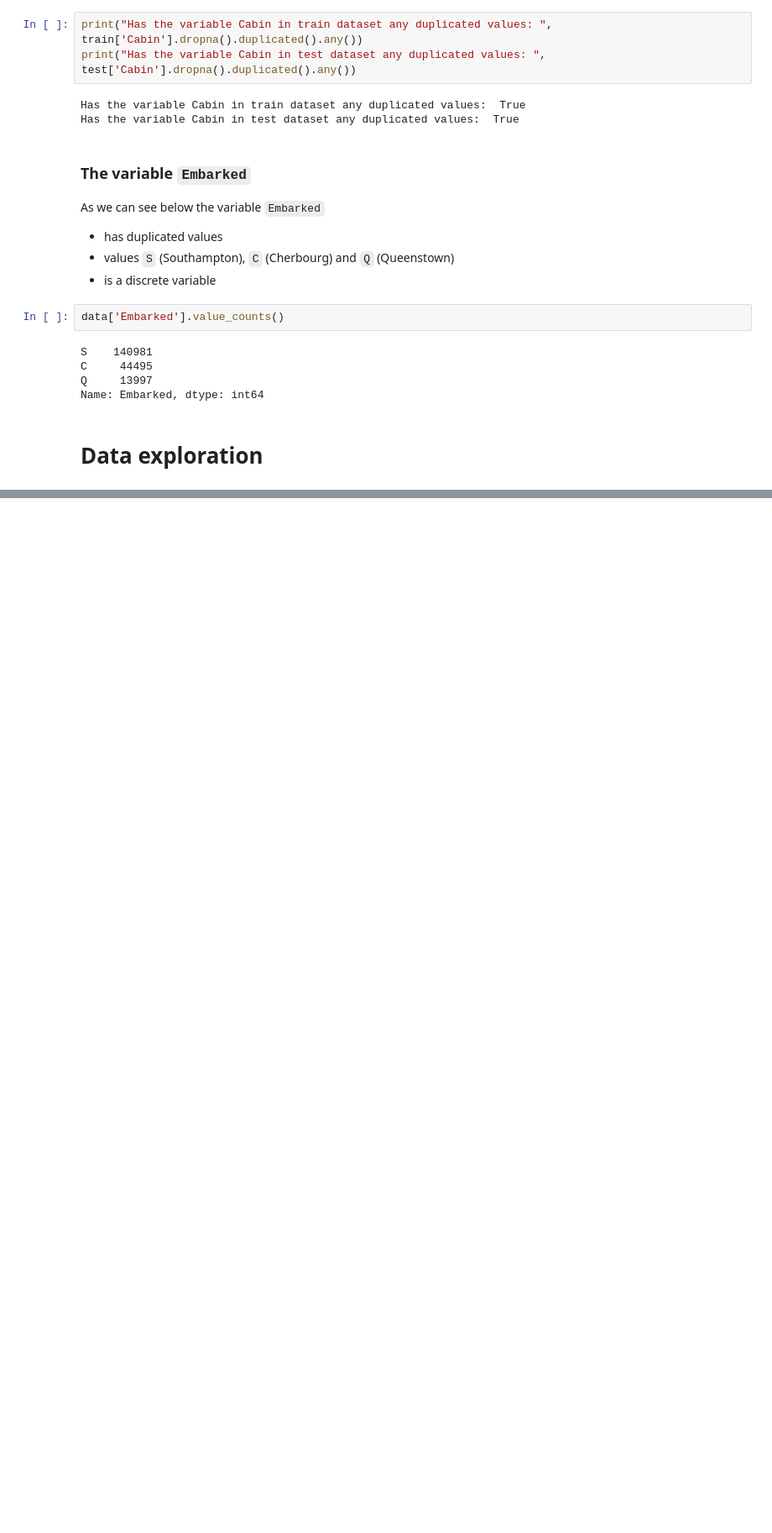
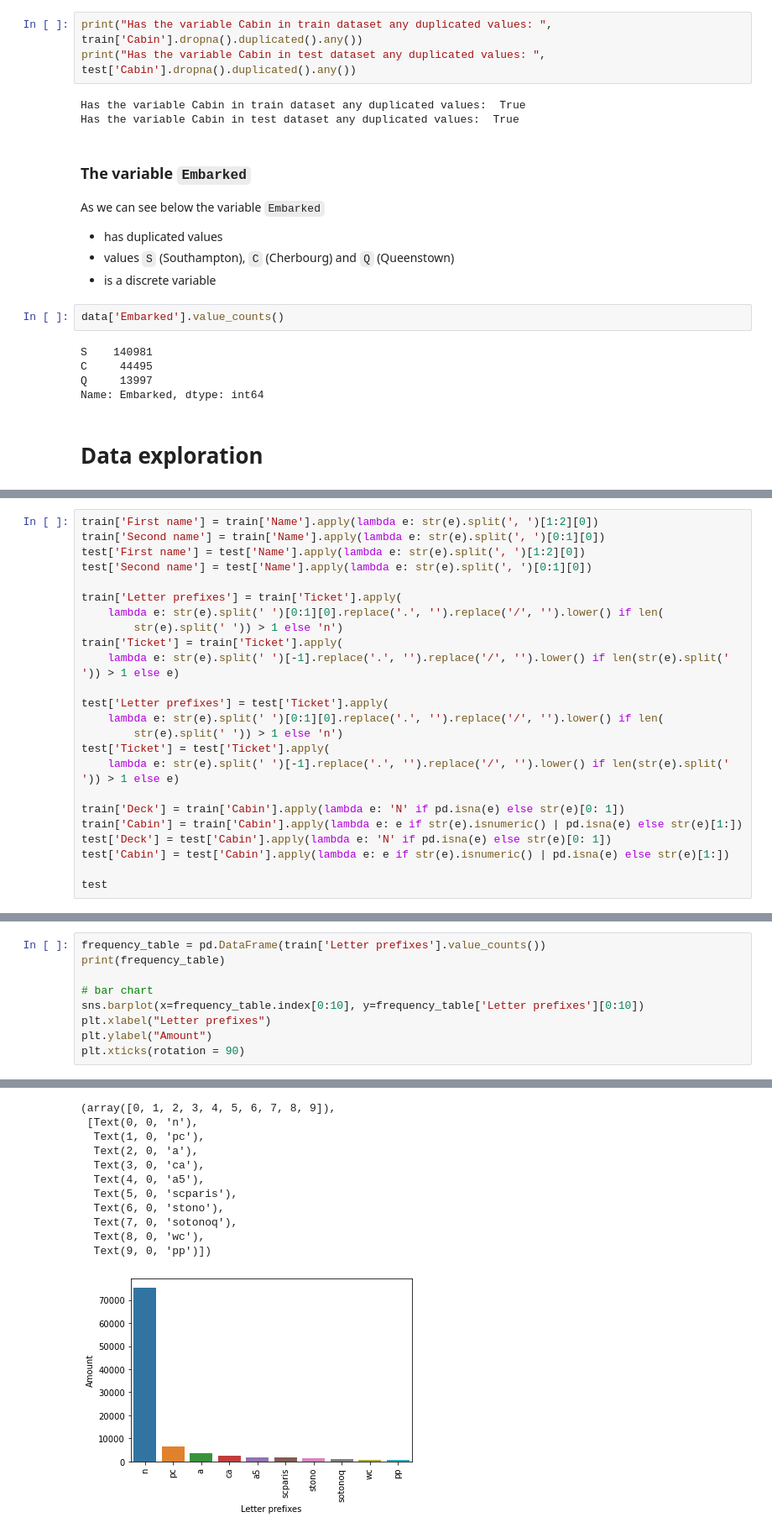
Before and after one commit to oduginov/ml-intro, a Jupyter notebook: 2_data_exploration/eda.ipynb, the cells around one changed output, grey strips where cells are left out. Shown: that part at 84% size. Saved outputs shown, nothing was run; the diff lists cells and outputs as text; blank space fills up the shorter version.

```diff
--- a/2_data_exploration/eda.ipynb
+++ b/2_data_exploration/eda.ipynb
@@ -424,0 +427,24 @@ train.head()
+# %%
+train['First name'] = train['Name'].apply(lambda e: str(e).split(', ')[1:2][0])
+train['Second name'] = train['Name'].apply(lambda e: str(e).split(', ')[0:1][0])
+test['First name'] = test['Name'].apply(lambda e: str(e).split(', ')[1:2][0])
+test['Second name'] = test['Name'].apply(lambda e: str(e).split(', ')[0:1][0])
+
+train['Letter prefixes'] = train['Ticket'].apply(
+    lambda e: str(e).split(' ')[0:1][0].replace('.', '').replace('/', '').lower() if len(
+        str(e).split(' ')) > 1 else 'n')
+train['Ticket'] = train['Ticket'].apply(
+    lambda e: str(e).split(' ')[-1].replace('.', '').replace('/', '').lower() if len(str(e).split(' ')) > 1 else e)
+
+test['Letter prefixes'] = test['Ticket'].apply(
+    lambda e: str(e).split(' ')[0:1][0].replace('.', '').replace('/', '').lower() if len(
+        str(e).split(' ')) > 1 else 'n')
+test['Ticket'] = test['Ticket'].apply(
+    lambda e: str(e).split(' ')[-1].replace('.', '').replace('/', '').lower() if len(str(e).split(' ')) > 1 else e)
+
+train['Deck'] = train['Cabin'].apply(lambda e: 'N' if pd.isna(e) else str(e)[0: 1])
+train['Cabin'] = train['Cabin'].apply(lambda e: e if str(e).isnumeric() | pd.isna(e) else str(e)[1:])
+test['Deck'] = test['Cabin'].apply(lambda e: 'N' if pd.isna(e) else str(e)[0: 1])
+test['Cabin'] = test['Cabin'].apply(lambda e: e if str(e).isnumeric() | pd.isna(e) else str(e)[1:])
+
+test
@@ -424,0 +504,10 @@ train.head()
+# %%
+frequency_table = pd.DataFrame(train['Letter prefixes'].value_counts())
+print(frequency_table)
+
+# bar chart
+sns.barplot(x=frequency_table.index[0:10], y=frequency_table['Letter prefixes'][0:10])
+plt.xlabel("Letter prefixes")
+plt.ylabel("Amount")
+plt.xticks(rotation = 90)
+# %% [output]
@@ -424,0 +531,12 @@ train.head()
+(array([0, 1, 2, 3, 4, 5, 6, 7, 8, 9]),
+ [Text(0, 0, 'n'),
+  Text(1, 0, 'pc'),
+  Text(2, 0, 'a'),
+  Text(3, 0, 'ca'),
+  Text(4, 0, 'a5'),
+  Text(5, 0, 'scparis'),
+  Text(6, 0, 'stono'),
+  Text(7, 0, 'sotonoq'),
+  Text(8, 0, 'wc'),
+  Text(9, 0, 'pp')])
+[figure, added]
```
Also changed, not shown: parts of 26 cells of this notebook.
